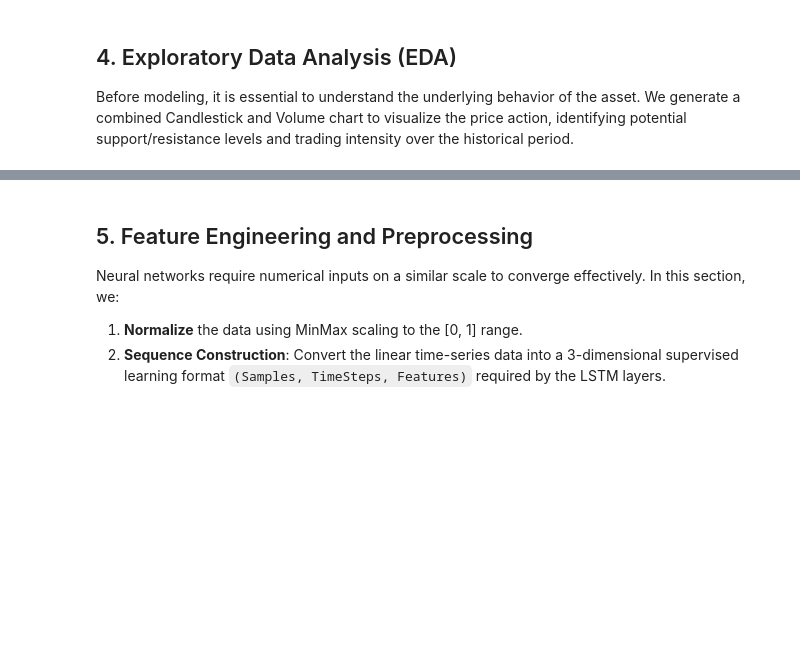
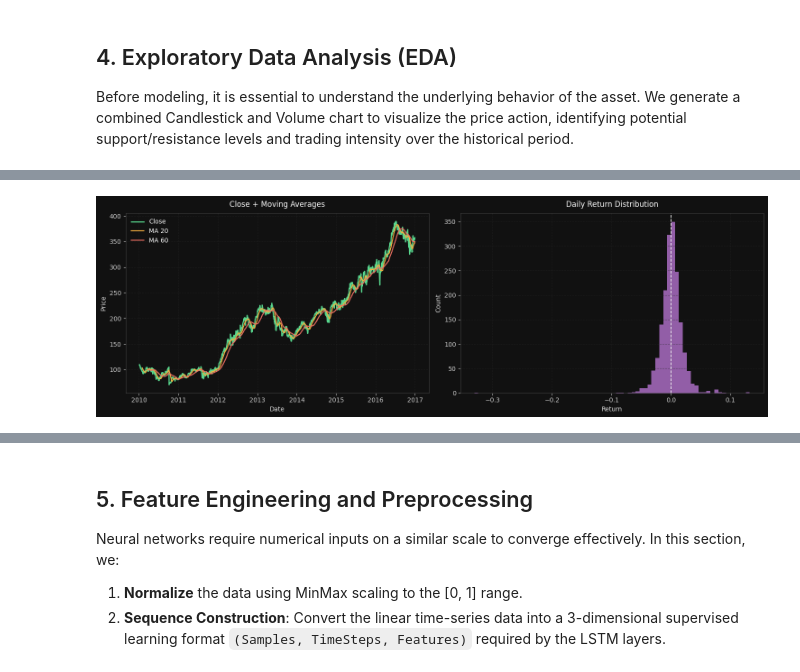
Before and after one commit to Seventie/New-York-Stock-Prediction---LSTM-, a Jupyter notebook: newyork-stock-exchange.ipynb, the cells around one changed output, grey strips where cells are left out. Cells and saved outputs as stored; diff of their text form; code cells hidden in the pictures; blank space fills up the shorter version.

```diff
--- a/newyork-stock-exchange.ipynb
+++ b/newyork-stock-exchange.ipynb
@@ -234,0 +216,23 @@ fig.show()
+# %%
+# 4.2 Trend and return structure
+viz_df = ticker_df.copy()
+viz_df["ma_20"] = viz_df["close"].rolling(20).mean()
+viz_df["ma_60"] = viz_df["close"].rolling(60).mean()
+viz_df["daily_return"] = viz_df["close"].pct_change()
+
+fig, axes = plt.subplots(1, 2, figsize=(15, 5))
+
+axes[0].plot(viz_df["date"], viz_df["close"], label="Close", color="#58D68D", linewidth=1.8)
+axes[0].plot(viz_df["date"], viz_df["ma_20"], label="MA 20", color="#F5B041", linewidth=1.6)
+axes[0].plot(viz_df["date"], viz_df["ma_60"], label="MA 60", color="#EC7063", linewidth=1.6)
+style_axis(axes[0], title="Close + Moving Averages", xlabel="Date", ylabel="Price")
+axes[0].legend(frameon=False)
+
+axes[1].hist(viz_df["daily_return"].dropna(), bins=70, color="#A569BD", alpha=0.88)
+axes[1].axvline(0, color="white", linestyle="--", linewidth=1.2)
+style_axis(axes[1], title="Daily Return Distribution", xlabel="Return", ylabel="Count")
+
+plt.tight_layout()
+plt.show()
+# %% [output]
+[figure, added]
```
Also changed, not shown: parts of 16 cells of this notebook.
